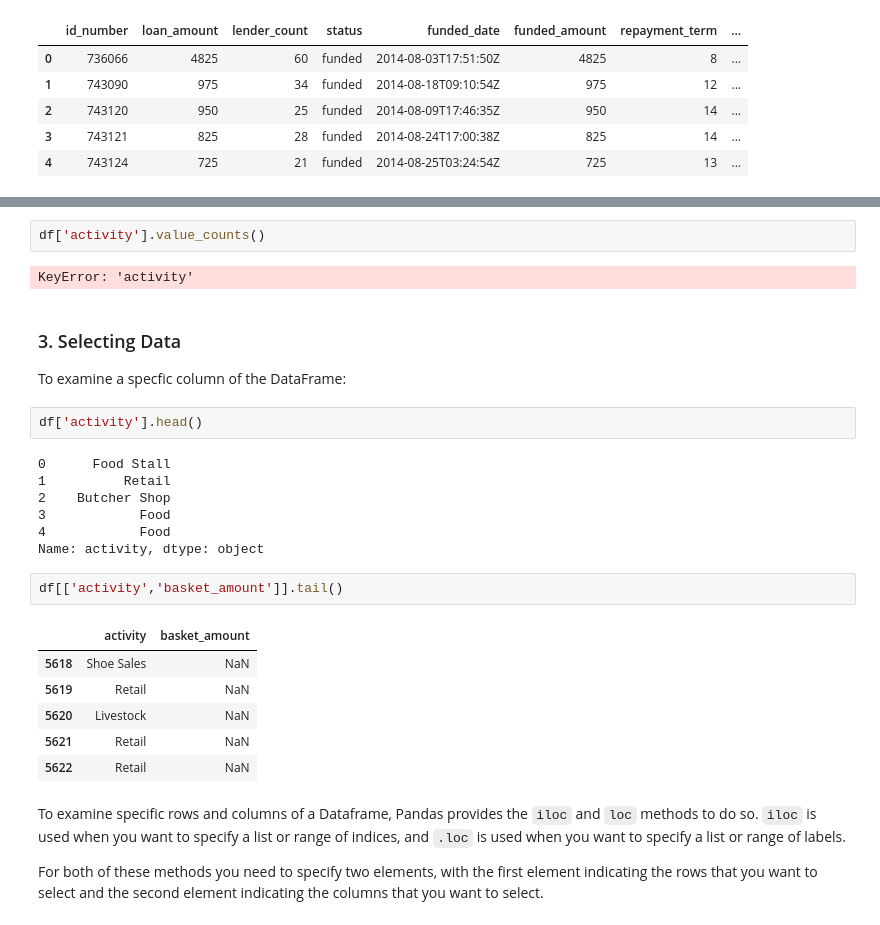
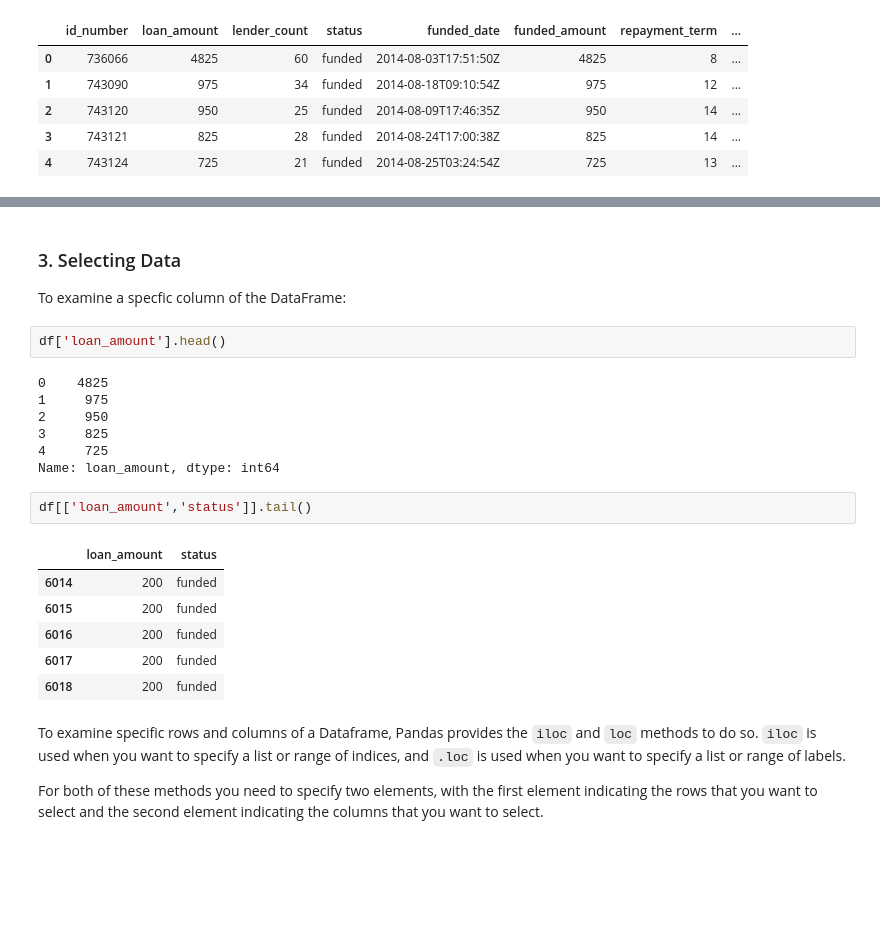
Before and after one commit to SaturdaysAI/Itinerario_MachineLearning, a Jupyter notebook: module_1_introduction/1_2 intro_to_pandas.ipynb, the cells around one changed output, grey strips where cells are left out. Cells and saved outputs as stored; diff of their text form; blank space fills up the shorter version.

```diff
--- a/module_1_introduction/1_2 intro_to_pandas.ipynb
+++ b/module_1_introduction/1_2 intro_to_pandas.ipynb
@@ -231,28 +143,24 @@ df
-# %%
-df['activity'].value_counts()
-# %% [output]
-KeyError: 'activity'
 # %% [markdown]
 ### 3. Selecting Data
 To examine a specfic column of the DataFrame:
 # %%
-df['activity'].head()
+df['loan_amount'].head()
 # %% [output]
-0      Food Stall
-1          Retail
-2    Butcher Shop
-3            Food
-4            Food
-Name: activity, dtype: object
+0    4825
+1     975
+2     950
+3     825
+4     725
+Name: loan_amount, dtype: int64
 # %%
-df[['activity','basket_amount']].tail()
+df[['loan_amount','status']].tail()
 # %% [output]
-|  | activity | basket_amount |
-| 5618 | Shoe Sales | NaN |
-| 5619 | Retail | NaN |
-| 5620 | Livestock | NaN |
-| 5621 | Retail | NaN |
-| 5622 | Retail | NaN |
+|  | loan_amount | status |
+| 6014 | 200 | funded |
+| 6015 | 200 | funded |
+| 6016 | 200 | funded |
+| 6017 | 200 | funded |
+| 6018 | 200 | funded |
 # %% [markdown]
 To examine specific rows and columns of a Dataframe, Pandas provides
 the `iloc` and `loc` methods to do so.  `iloc` is used when you want to specify a list or range of indices, and `.loc` is used when you want to specify a list or range of labels.
```
Also changed, not shown: parts of 33 cells of this notebook.
